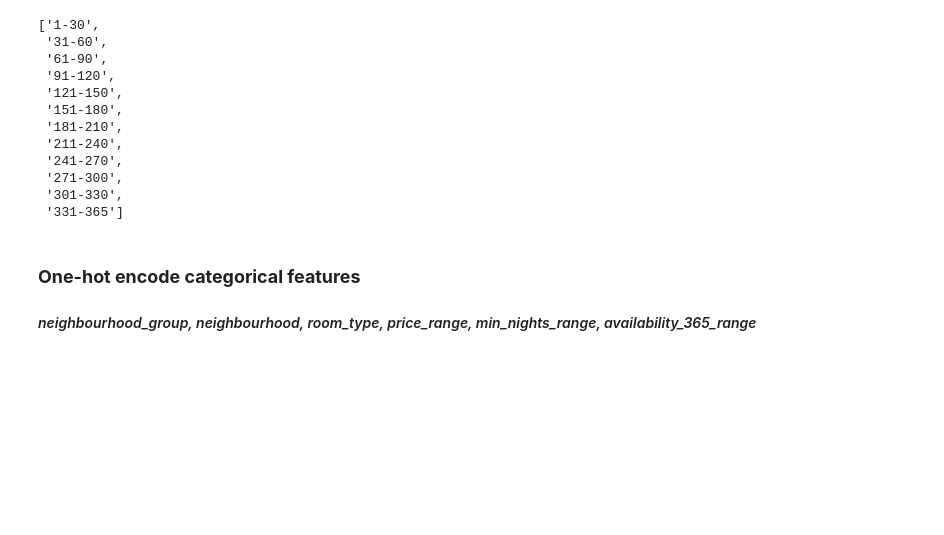
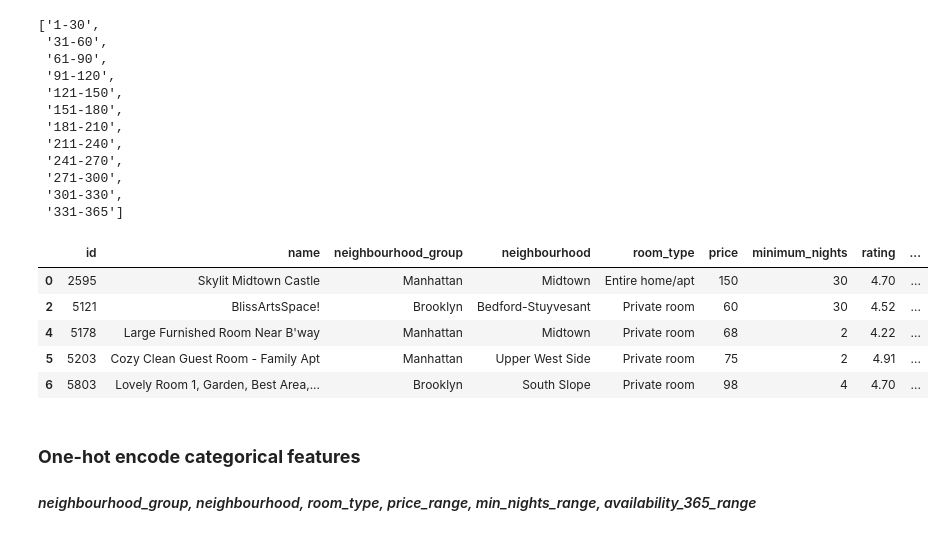
Before and after one commit to YoanGab/chatbot_and_recommendation_system, a Jupyter notebook: airbnb_recommendation_system.ipynb, the cells around one changed output. Saved outputs shown, nothing was run; the diff lists cells and outputs as text; code cells hidden in the pictures; blank space fills up the shorter version.

```diff
--- a/airbnb_recommendation_system.ipynb
+++ b/airbnb_recommendation_system.ipynb
@@ -170,4 +171,13 @@ cols_to_drop = ['minimum_nights','availability_365']
 drop_cols(clean_data_to_encode,cols_to_drop)
+# %%
+clean_data_to_encode.head()
+# %% [output]
+|  | id | name | neighbourhood_group | neighbourhood | room_type | price | minimum_nights | rating | ... |
+| 0 | 2595 | Skylit Midtown Castle | Manhattan | Midtown | Entire home/apt | 150 | 30 | 4.70 | ... |
+| 2 | 5121 | BlissArtsSpace! | Brooklyn | Bedford-Stuyvesant | Private room | 60 | 30 | 4.52 | ... |
+| 4 | 5178 | Large Furnished Room Near B'way | Manhattan | Midtown | Private room | 68 | 2 | 4.22 | ... |
+| 5 | 5203 | Cozy Clean Guest Room - Family Apt | Manhattan | Upper West Side | Private room | 75 | 2 | 4.91 | ... |
+| 6 | 5803 | Lovely Room 1, Garden, Best Area,... | Brooklyn | South Slope | Private room | 98 | 4 | 4.70 | ... |
 # %% [markdown]
 ### **One-hot encode categorical features**
 #### *neighbourhood_group, neighbourhood, room_type, price_range, min_nights_range, availability_365_range*
```
Also changed, not shown: parts of 24 cells of this notebook.
